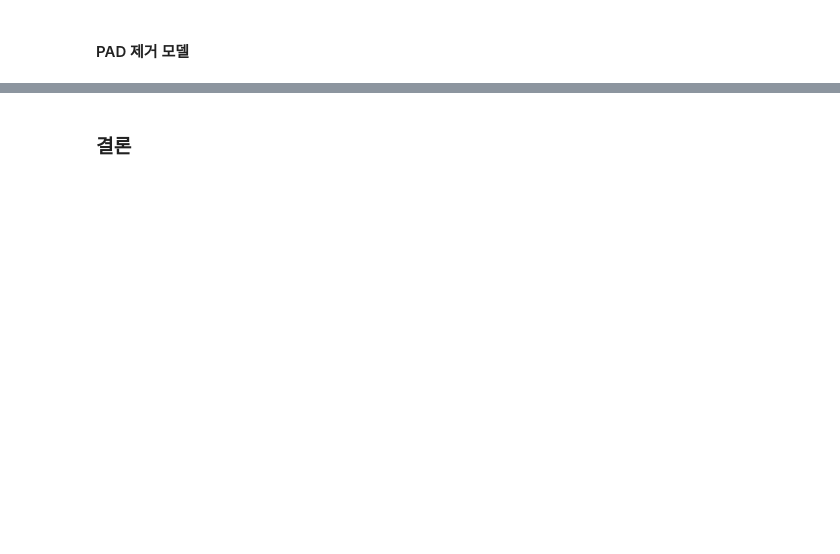
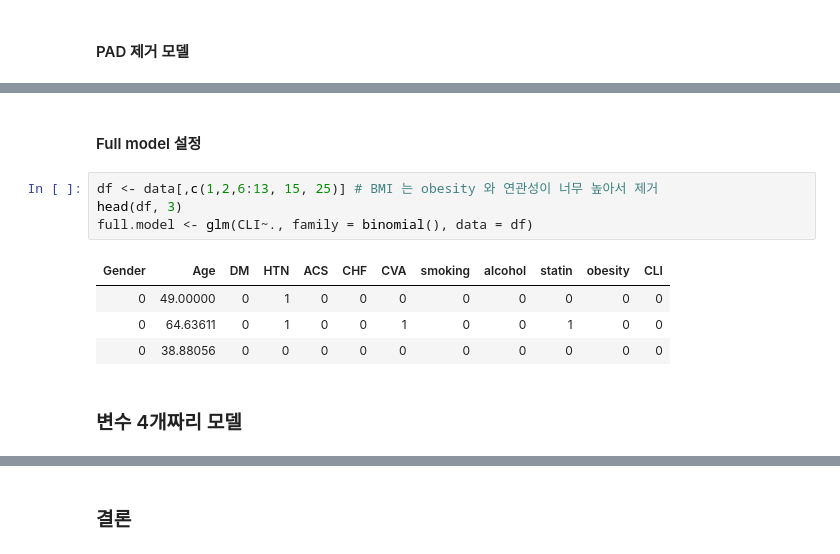
Before and after one commit to JungOhLee/CKDwithCLI, a Jupyter notebook: DA1-CLIDemo.ipynb, the cells around one changed output, grey strips where cells are left out. Saved outputs shown, nothing was run; the diff lists cells and outputs as text; blank space fills up the shorter version.

```diff
--- a/DA1-CLIDemo.ipynb
+++ b/DA1-CLIDemo.ipynb
@@ -588,0 +643,13 @@ lrtest(model4, model3)
+# %% [markdown]
+#### Full model 설정
+# %%
+df <- data[,c(1,2,6:13, 15, 25)] # BMI 는 obesity 와 연관성이 너무 높아서 제거
+head(df, 3)
+full.model <- glm(CLI~., family = binomial(), data = df)
+# %% [output]
+| Gender | Age | DM | HTN | ACS | CHF | CVA | smoking | alcohol | statin | obesity | CLI |
+| 0 | 49.00000 | 0 | 1 | 0 | 0 | 0 | 0 | 0 | 0 | 0 | 0 |
+| 0 | 64.63611 | 0 | 1 | 0 | 0 | 1 | 0 | 0 | 1 | 0 | 0 |
+| 0 | 38.88056 | 0 | 0 | 0 | 0 | 0 | 0 | 0 | 0 | 0 | 0 |
+# %% [markdown]
+### 변수 4개짜리 모델
```
Also changed, not shown: parts of 75 cells of this notebook, 1 other file.
